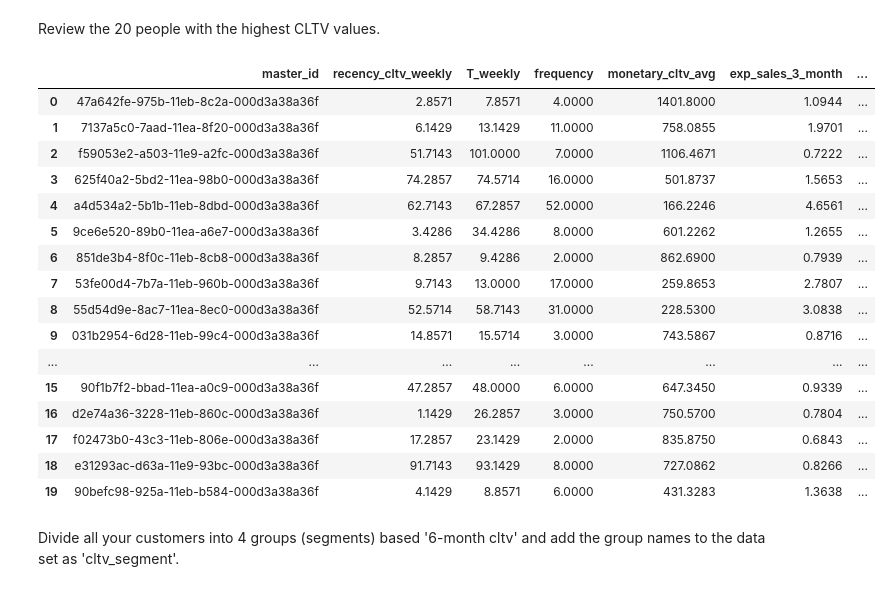
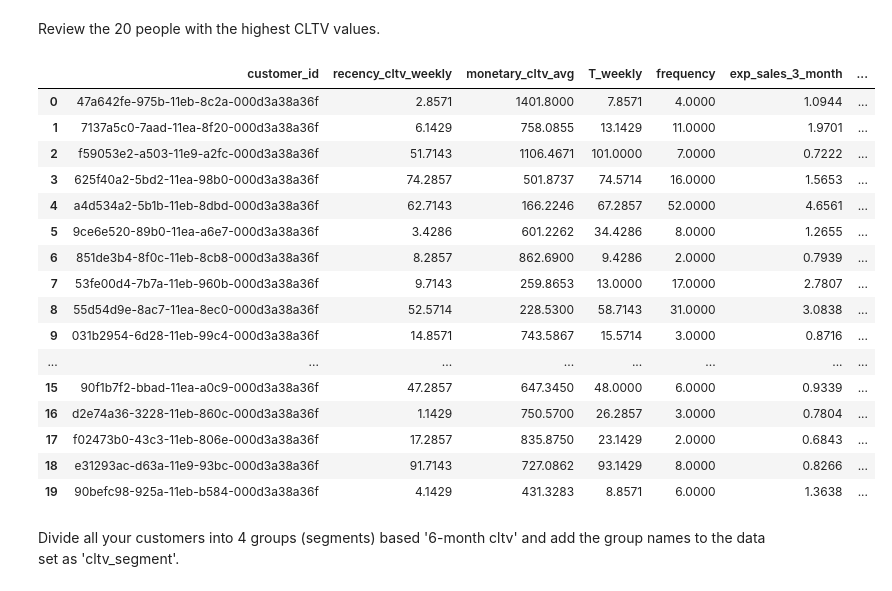
Before and after one commit to dilekdd/CustomerLifetimeValuePrediction_FLO, a Jupyter notebook: customerlifetimevalueprediction-flo.ipynb, the cells around one changed output. Saved outputs shown, nothing was run; the diff lists cells and outputs as text; code cells hidden in the pictures.

Commit message:
Kaggle Notebook | CustomerLifetimeValuePrediction_FLO | Version 3

```diff
--- a/customerlifetimevalueprediction-flo.ipynb
+++ b/customerlifetimevalueprediction-flo.ipynb
@@ -142,3 +142,9 @@
 # %%
-df['recency_cltv_weekly'] = (df['last_order_date'] - df['first_order_date']).dt.days / 7
-df["monetary_cltv_avg"] = (df["total_customer_value"] / df["total_order_num"])
+cltv = pd.DataFrame()
+cltv["customer_id"] = df["master_id"]
+cltv['recency_cltv_weekly'] = (df['last_order_date'] - df['first_order_date']).dt.days / 7
+cltv["monetary_cltv_avg"] = (df["total_customer_value"] / df["total_order_num"])
+cltv["T_weekly"] = (today_date - df['first_order_date']).dt.days / 7
+cltv["frequency"] = df["total_order_num"]
+
+cltv.head()
@@ -145,8 +157,0 @@ df["monetary_cltv_avg"] = (df["total_customer_value"] / df["total_order_num"])
-# %%
-cltv = df.groupby('master_id').agg(
-    recency_cltv_weekly=('recency_cltv_weekly', 'sum'),
-    T_weekly=('first_order_date', lambda x: (today_date - x.min()).days / 7),
-    frequency=('total_order_num', 'sum'),
-    monetary_cltv_avg=('monetary_cltv_avg', 'sum'))
-
-cltv.head()
@@ -171,10 +168,10 @@ bgf.fit(cltv['frequency'],
 # %% [markdown]
 Estimate the expected purchases within the next 3 months and add it to the cltv dataframe as 'exp_sales_3_month'.
 # %%
-cltv["exp_sales_3_month"] = bgf.predict(12,
+cltv["exp_sales_3_month"] = bgf.predict(4 * 3,
             cltv['frequency'],
             cltv['recency_cltv_weekly'],
-            cltv['T_weekly']).sort_values(ascending=False)
+            cltv['T_weekly'])
 
 cltv = cltv.sort_values(by="exp_sales_3_month", ascending=False)
 cltv.head()
@@ -192,7 +188,7 @@ Estimate the expected purchases from customers in 6 months and add it to the clt
 cltv["exp_sales_6_month"] = bgf.conditional_expected_number_of_purchases_up_to_time(4 * 6,
                                                         cltv['frequency'],
                                                         cltv['recency_cltv_weekly'],
-                                                        cltv['T_weekly']).sort_values(ascending=False)
+                                                        cltv['T_weekly'])
 
 cltv = cltv.sort_values(by="exp_sales_6_month", ascending=False)
 cltv.head()
@@ -268,26 +262,25 @@ cltv.head()
 # %% [markdown]
 Review the 20 people with the highest CLTV values.
 # %%
-cltv = cltv.reset_index()
 cltv.sort_values("cltv", ascending=False, ignore_index=True).head(20)
 # %% [output]
-|  | master_id | recency_cltv_weekly | T_weekly | frequency | monetary_cltv_avg | exp_sales_3_month | ... |
-| 0 | 47a642fe-975b-11eb-8c2a-000d3a38a36f | 2.8571 | 7.8571 | 4.0000 | 1401.8000 | 1.0944 | ... |
-| 1 | 7137a5c0-7aad-11ea-8f20-000d3a38a36f | 6.1429 | 13.1429 | 11.0000 | 758.0855 | 1.9701 | ... |
-| 2 | f59053e2-a503-11e9-a2fc-000d3a38a36f | 51.7143 | 101.0000 | 7.0000 | 1106.4671 | 0.7222 | ... |
-| 3 | 625f40a2-5bd2-11ea-98b0-000d3a38a36f | 74.2857 | 74.5714 | 16.0000 | 501.8737 | 1.5653 | ... |
-| 4 | a4d534a2-5b1b-11eb-8dbd-000d3a38a36f | 62.7143 | 67.2857 | 52.0000 | 166.2246 | 4.6561 | ... |
-| 5 | 9ce6e520-89b0-11ea-a6e7-000d3a38a36f | 3.4286 | 34.4286 | 8.0000 | 601.2262 | 1.2655 | ... |
-| 6 | 851de3b4-8f0c-11eb-8cb8-000d3a38a36f | 8.2857 | 9.4286 | 2.0000 | 862.6900 | 0.7939 | ... |
-| 7 | 53fe00d4-7b7a-11eb-960b-000d3a38a36f | 9.7143 | 13.0000 | 17.0000 | 259.8653 | 2.7807 | ... |
-| 8 | 55d54d9e-8ac7-11ea-8ec0-000d3a38a36f | 52.5714 | 58.7143 | 31.0000 | 228.5300 | 3.0838 | ... |
-| 9 | 031b2954-6d28-11eb-99c4-000d3a38a36f | 14.8571 | 15.5714 | 3.0000 | 743.5867 | 0.8716 | ... |
+|  | customer_id | recency_cltv_weekly | monetary_cltv_avg | T_weekly | frequency | exp_sales_3_month | ... |
+| 0 | 47a642fe-975b-11eb-8c2a-000d3a38a36f | 2.8571 | 1401.8000 | 7.8571 | 4.0000 | 1.0944 | ... |
+| 1 | 7137a5c0-7aad-11ea-8f20-000d3a38a36f | 6.1429 | 758.0855 | 13.1429 | 11.0000 | 1.9701 | ... |
+| 2 | f59053e2-a503-11e9-a2fc-000d3a38a36f | 51.7143 | 1106.4671 | 101.0000 | 7.0000 | 0.7222 | ... |
+| 3 | 625f40a2-5bd2-11ea-98b0-000d3a38a36f | 74.2857 | 501.8737 | 74.5714 | 16.0000 | 1.5653 | ... |
+| 4 | a4d534a2-5b1b-11eb-8dbd-000d3a38a36f | 62.7143 | 166.2246 | 67.2857 | 52.0000 | 4.6561 | ... |
+| 5 | 9ce6e520-89b0-11ea-a6e7-000d3a38a36f | 3.4286 | 601.2262 | 34.4286 | 8.0000 | 1.2655 | ... |
+| 6 | 851de3b4-8f0c-11eb-8cb8-000d3a38a36f | 8.2857 | 862.6900 | 9.4286 | 2.0000 | 0.7939 | ... |
+| 7 | 53fe00d4-7b7a-11eb-960b-000d3a38a36f | 9.7143 | 259.8653 | 13.0000 | 17.0000 | 2.7807 | ... |
+| 8 | 55d54d9e-8ac7-11ea-8ec0-000d3a38a36f | 52.5714 | 228.5300 | 58.7143 | 31.0000 | 3.0838 | ... |
+| 9 | 031b2954-6d28-11eb-99c4-000d3a38a36f | 14.8571 | 743.5867 | 15.5714 | 3.0000 | 0.8716 | ... |
 | ... | ... | ... | ... | ... | ... | ... | ... |
-| 15 | 90f1b7f2-bbad-11ea-a0c9-000d3a38a36f | 47.2857 | 48.0000 | 6.0000 | 647.3450 | 0.9339 | ... |
-| 16 | d2e74a36-3228-11eb-860c-000d3a38a36f | 1.1429 | 26.2857 | 3.0000 | 750.5700 | 0.7804 | ... |
-| 17 | f02473b0-43c3-11eb-806e-000d3a38a36f | 17.2857 | 23.1429 | 2.0000 | 835.8750 | 0.6843 | ... |
-| 18 | e31293ac-d63a-11e9-93bc-000d3a38a36f | 91.7143 | 93.1429 | 8.0000 | 727.0862 | 0.8266 | ... |
-| 19 | 90befc98-925a-11eb-b584-000d3a38a36f | 4.1429 | 8.8571 | 6.0000 | 431.3283 | 1.3638 | ... |
+| 15 | 90f1b7f2-bbad-11ea-a0c9-000d3a38a36f | 47.2857 | 647.3450 | 48.0000 | 6.0000 | 0.9339 | ... |
+| 16 | d2e74a36-3228-11eb-860c-000d3a38a36f | 1.1429 | 750.5700 | 26.2857 | 3.0000 | 0.7804 | ... |
+| 17 | f02473b0-43c3-11eb-806e-000d3a38a36f | 17.2857 | 835.8750 | 23.1429 | 2.0000 | 0.6843 | ... |
+| 18 | e31293ac-d63a-11e9-93bc-000d3a38a36f | 91.7143 | 727.0862 | 93.1429 | 8.0000 | 0.8266 | ... |
+| 19 | 90befc98-925a-11eb-b584-000d3a38a36f | 4.1429 | 431.3283 | 8.8571 | 6.0000 | 1.3638 | ... |
 # %% [markdown]
 Divide all your customers into 4 groups (segments) based '6-month cltv' and add the group names to the data set as 'cltv_segment'.
 # %%
```
Also changed, not shown: parts of 8 cells of this notebook.
